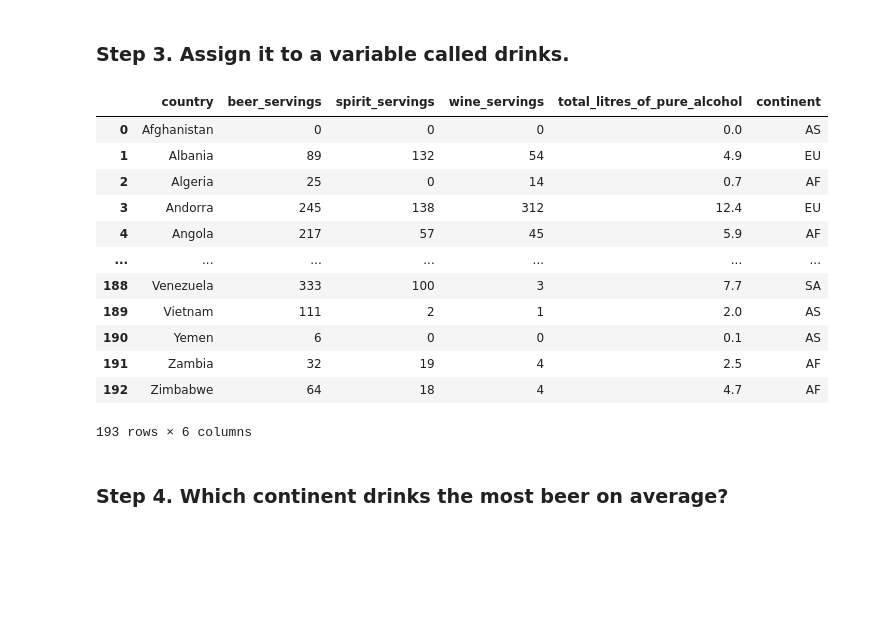
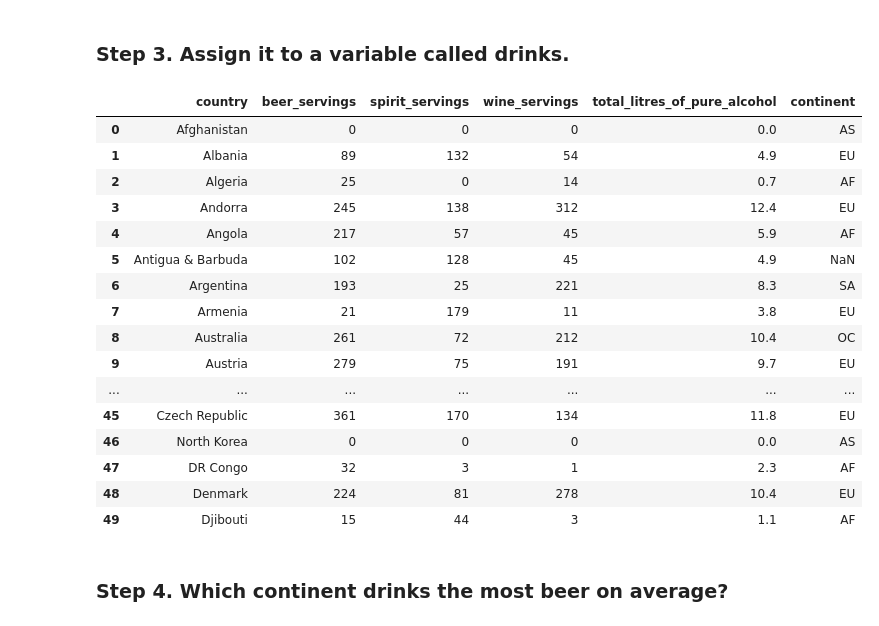
Before and after one commit to mejusmajus/DataScience21, a Jupyter notebook: Block_3/Assignments/Assignment_2.ipynb, the cells around one changed output. Cells and saved outputs as stored; diff of their text form; code cells hidden in the pictures; blank space fills up the shorter version.

```diff
--- a/Block_3/Assignments/Assignment_2.ipynb
+++ b/Block_3/Assignments/Assignment_2.ipynb
@@ -14,21 +14,25 @@ User ***Jupyter Lab*** to view ``../../DATA/drinks.cvs``.
 ### Step 3. Assign it to a variable called drinks.
 # %%
 drinks=pd.read_csv('../../DATA/drinks.csv')
-drinks
+drinks.head(50)
 # %% [output]
 |  | country | beer_servings | spirit_servings | wine_servings | total_litres_of_pure_alcohol | continent |
 | 0 | Afghanistan | 0 | 0 | 0 | 0.0 | AS |
 | 1 | Albania | 89 | 132 | 54 | 4.9 | EU |
 | 2 | Algeria | 25 | 0 | 14 | 0.7 | AF |
 | 3 | Andorra | 245 | 138 | 312 | 12.4 | EU |
 | 4 | Angola | 217 | 57 | 45 | 5.9 | AF |
+| 5 | Antigua & Barbuda | 102 | 128 | 45 | 4.9 | NaN |
+| 6 | Argentina | 193 | 25 | 221 | 8.3 | SA |
+| 7 | Armenia | 21 | 179 | 11 | 3.8 | EU |
+| 8 | Australia | 261 | 72 | 212 | 10.4 | OC |
+| 9 | Austria | 279 | 75 | 191 | 9.7 | EU |
 | ... | ... | ... | ... | ... | ... | ... |
-| 188 | Venezuela | 333 | 100 | 3 | 7.7 | SA |
-| 189 | Vietnam | 111 | 2 | 1 | 2.0 | AS |
-| 190 | Yemen | 6 | 0 | 0 | 0.1 | AS |
-| 191 | Zambia | 32 | 19 | 4 | 2.5 | AF |
-| 192 | Zimbabwe | 64 | 18 | 4 | 4.7 | AF |
+| 45 | Czech Republic | 361 | 170 | 134 | 11.8 | EU |
+| 46 | North Korea | 0 | 0 | 0 | 0.0 | AS |
+| 47 | DR Congo | 32 | 3 | 1 | 2.3 | AF |
+| 48 | Denmark | 224 | 81 | 278 | 10.4 | EU |
+| 49 | Djibouti | 15 | 44 | 3 | 1.1 | AF |
-193 rows × 6 columns
 # %% [markdown]
 ### Step 4. Which continent drinks the most beer on average?
 # %%
```
Also changed, not shown: 7 other files.
